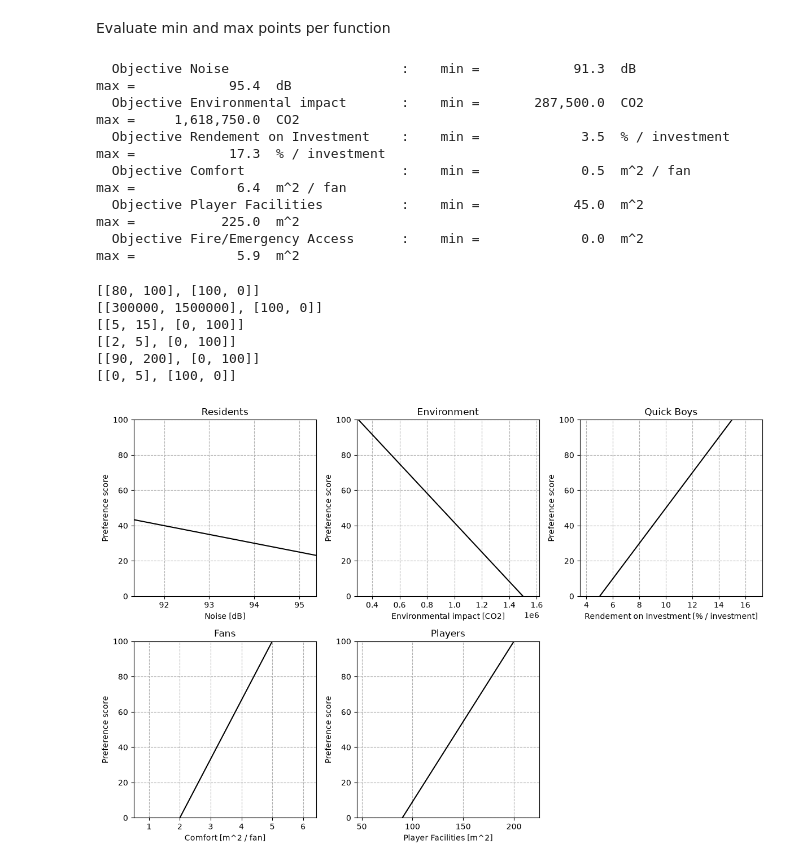
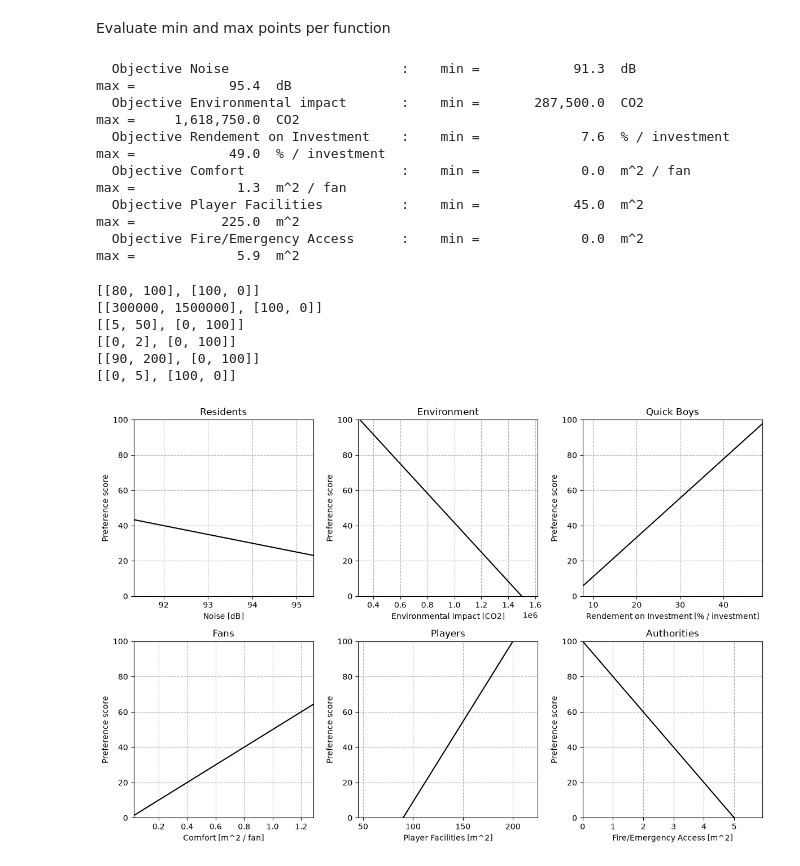
Before and after one commit to harm03/IMD_Group_2, a Jupyter notebook: MODO.ipynb, the cells around one changed output. Saved outputs shown, nothing was run; the diff lists cells and outputs as text; code cells hidden in the pictures.

```diff
--- a/MODO.ipynb
+++ b/MODO.ipynb
@@ -60,8 +57,6 @@ x1: Number of seats
 x2: Number of parking spaces
 x3: Width tribune [m]
 x4: Length tribune [m]
-x5: Number of rows
-x6: Investment [€]
 """
 
 def structure_factor(x1):
@@ -69,8 +64,8 @@ def structure_factor(x1):
     This function defines the structure factor, because the higher the supporters per area, the higher the quality of bearing structure.
     Output: factor
     """
-    random_factor = 0.5     # This makes sense
-    return 1 + (random_factor*(x1-350)) / 900
+    str_factor = 0.5     # This makes sense
+    return 1 + (str_factor*(x1-350)) / 900
 
 def cost(x1, x2, x3, x4):
     """
@@ -116,15 +111,15 @@ def obj_func_3(x1, x2, x3, x4, x5, x6):
     occupancy = 0.75    # Attendance of supporters
     games = 17          # Number of games per year
     annual_cost = 0.03 * cost(x1, x2, x3, x4)   # Annual cost of maintenance
-    revenue = rev_ticket*rev_sponsor*rev_bar*occupancy*games*x1
-    return (revenue - annual_cost) / cost(x1, x2, x3, x4)
+    revenue = (rev_ticket+rev_sponsor+rev_bar)*occupancy*games*x1
+    return 100*(revenue - annual_cost) / cost(x1, x2, x3, x4)
 
 def obj_func_4(x1, x2, x3, x4, x5, x6):
     """
     This objective function defines the comfort of fans.
     Output: m^2 per fan
     """
-    return (x3*x4)/x1 #+ x3/x5
+    return (x3*x4)/ (x1*x5)
 
 def obj_func_5(x1, x2, x3, x4, x5, x6):
     """
@@ -168,19 +163,19 @@ for i, (obj_func, name, unit, stakeholder) in enumerate(objectives):
 # %% [output]
   Objective Noise                      :    min =            91.3  dB                 max =            95.4  dB
   Objective Environmental impact       :    min =       287,500.0  CO2                max =     1,618,750.0  CO2
-  Objective Rendement on Investment    :    min =             3.5  % / investment     max =            17.3  % / investment
-  Objective Comfort                    :    min =             0.5  m^2 / fan          max =             6.4  m^2 / fan
+  Objective Rendement on Investment    :    min =             7.6  % / investment     max =            49.0  % / investment
+  Objective Comfort                    :    min =             0.0  m^2 / fan          max =             1.3  m^2 / fan
   Objective Player Facilities          :    min =            45.0  m^2                max =           225.0  m^2
   Objective Fire/Emergency Access      :    min =             0.0  m^2                max =             5.9  m^2
 # %%
-weights =    [0.20, 0.20, 0.20, 0.20, 0.20]
+weights =    [0.20, 0.20, 0.20, 0.20, 0.10, 0.10]
 assert np.isclose(sum(weights), 1.0), f"Weights must sum to 1, got {sum(weights)}"
 # %%
 # Define preferences
 prefs =        [[[80, 100],                     [100, 0]],          # preference noise
                 [[300000, 1500000],             [100, 0]],          # preference m^3 co2
-                [[5, 15],                       [0, 100]],          # preference ROI
-                [[2, 5],                        [0, 100]],          # preference m^3/pp
+                [[5, 50],                       [0, 100]],          # preference ROI
+                [[0, 2],                        [0, 100]],          # preference m^2/pp
                 [[90, 200],                     [0, 100]],          # preference m^2
                 [[0, 5],                        [100, 0]]]          # preference fire emergency time
 
@@ -211,7 +206,7 @@ for ax, (obj_vals, p_vals), (_, name, unit, stakeholder) in zip(axes.flat, zip(o
     ax.set_ylabel('Preference score')
     ax.grid(linestyle='--')
 
-axes.flat[-1].set_visible(False)  # hide empty 6th subplot
+#axes.flat[-1].set_visible(False)  # hide empty 6th subplot
 fig.tight_layout()
 # plt.savefig('preference_curves.png')  # Uncomment this line to save the figure as a PNG file
 plt.show()
@@ -247,33 +242,33 @@ pref_funcs = [pref_func_1, pref_func_2, pref_func_3, pref_func_4, pref_func_5, p
 
 def objective(variables):
     """
     Objective function that is fed to the GA. Calles the separate preference functions that are declared above.
 
     :param variables: array with design variable values per member of the population. Can be split by using array
     slicing
     :return: 1D-array with aggregated preference scores for the members of the population.
     """
     x1 = variables[:, 0]
     x2 = variables[:, 1]
     x3 = variables[:, 2]
     x4 = variables[:, 3]
     x5 = variables[:, 4]
     x6 = variables[:, 5]
 
     # calculate the preference scores
     p_1 = pref_func_1(x1, x2, x3, x4, x5, x6)
     p_2 = pref_func_2(x1, x2, x3, x4, x5, x6)
     p_3 = pref_func_3(x1, x2, x3, x4, x5, x6)
     p_4 = pref_func_4(x1, x2, x3, x4, x5, x6)
     p_5 = pref_func_5(x1, x2, x3, x4, x5, x6)
     p_6 = pref_func_6(x1, x2, x3, x4, x5, x6)
 
     return weights, [p_1, p_2, p_3, p_4, p_5, p_6]
 # %% [output]
 [[80, 100], [100, 0]]
 [[300000, 1500000], [100, 0]]
-[[5, 15], [0, 100]]
-[[2, 5], [0, 100]]
+[[5, 50], [0, 100]]
+[[0, 2], [0, 100]]
 [[90, 200], [0, 100]]
 [[0, 5], [100, 0]]
-[figure, old version]
+[figure, new version]
```
Also changed, not shown: parts of 5 cells of this notebook.
